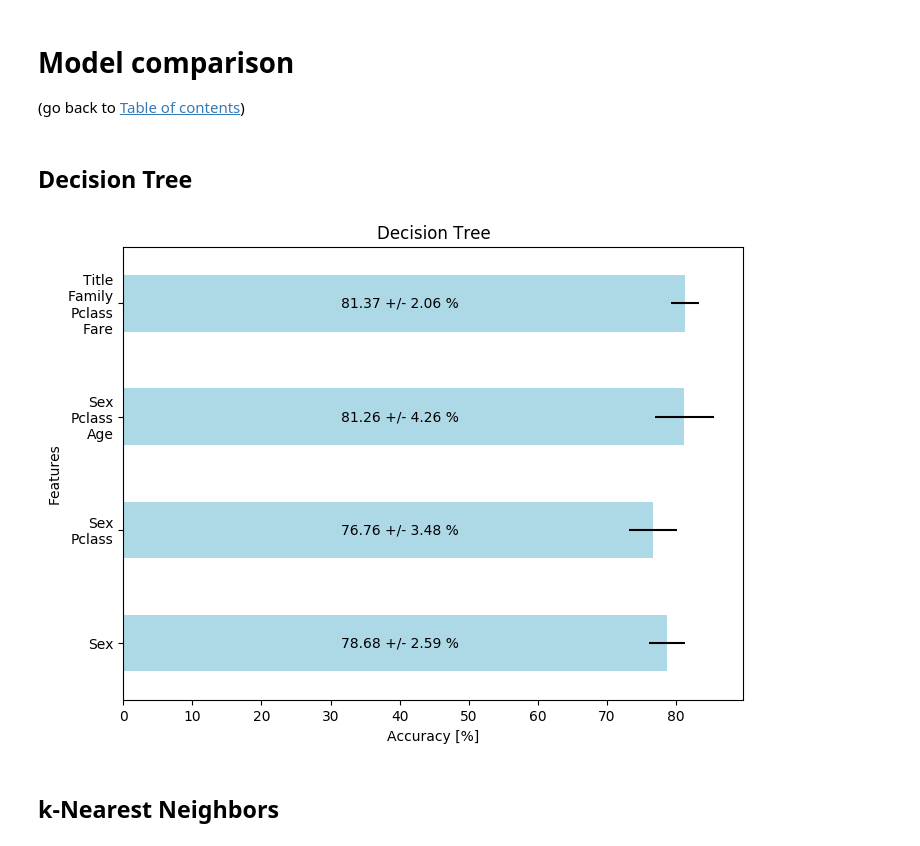
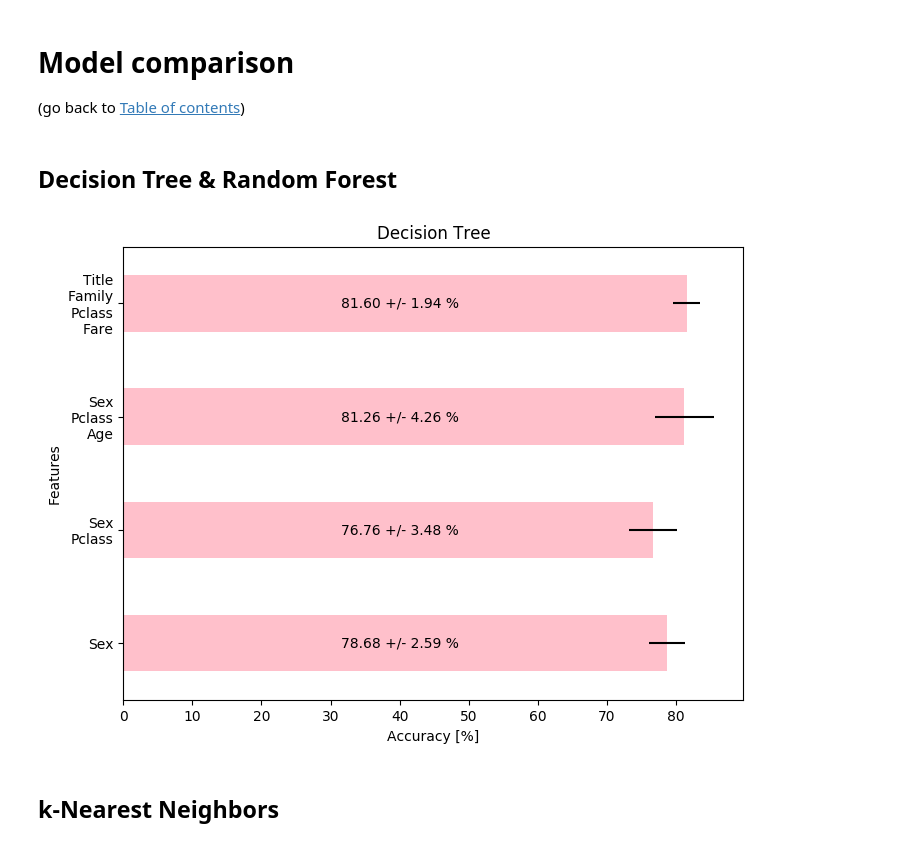
Before and after one commit to krzysztofarendt/kaggle-titanic, a Jupyter notebook: titanic_analysis.ipynb, the cells around one changed output. Drawn from its saved outputs; the diff is of its cells as text; code cells hidden in the pictures.

Commit message:
Update plots

```diff
--- a/titanic_analysis.ipynb
+++ b/titanic_analysis.ipynb
@@ -174,7 +174,7 @@ train.head()
 
 (go back to [Table of contents](#toc))
 # %% [markdown]
-## Decision Tree
+## Decision Tree & Random Forest
 # %%
 dt = pd.DataFrame(columns=['feat', 'acc'])
 
@@ -186,35 +186,35 @@ feat = [
 ]
 
 for f in feat:
     X = train[f]
     Y = train['Survived']
     clf = tree.DecisionTreeClassifier()
     scores = cross_val_score(clf, X, Y, cv=10, scoring='accuracy')
     dt = dt.append({'feat': str(f), 'acc': scores.mean(), 'std': scores.std()}, ignore_index=True)
 
 # To percents
 dt = dt.set_index('feat')
 dt.index = map(lambda x: x.replace("', '", '\n').replace("['", '').replace("']", ''), dt.index)
 dt['acc'] *= 100
 dt['std'] *= 100
 
 # Plot
-ax = dt['acc'].plot.barh(figsize=(8, 6), xerr=dt['std'], color='lightblue')
+ax = dt['acc'].plot.barh(figsize=(8, 6), xerr=dt['std'], color='pink')
 fig = ax.get_figure()
 fig.set_dpi(100)
 ax.set_ylabel('Features')
 ax.set_xlabel('Accuracy [%]')
 ax.set_title('Decision Tree')
 
 # Annotate
 y = 0
 x = 40.
 for f in dt.index:
     ax.annotate('{:.2f} +/- {:.2f} %'.format(dt.loc[f, 'acc'], dt.loc[f, 'std']), xy=(x, y),
                 va='center', ha='center')
     y += 1
 # %% [output]
-[figure, old version]
+[figure, new version]
 # %% [markdown]
 ## k-Nearest Neighbors
 # %%
```
Also changed, not shown: parts of 4 cells of this notebook.
